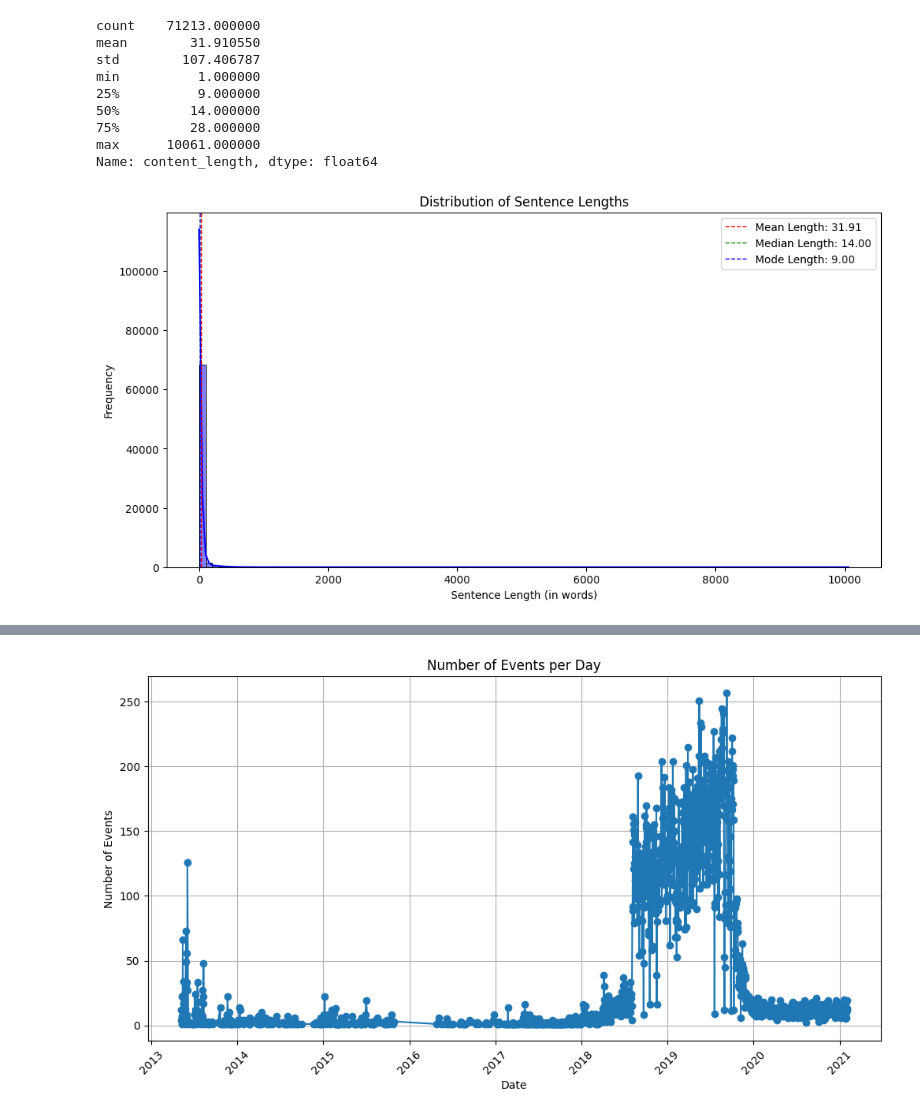
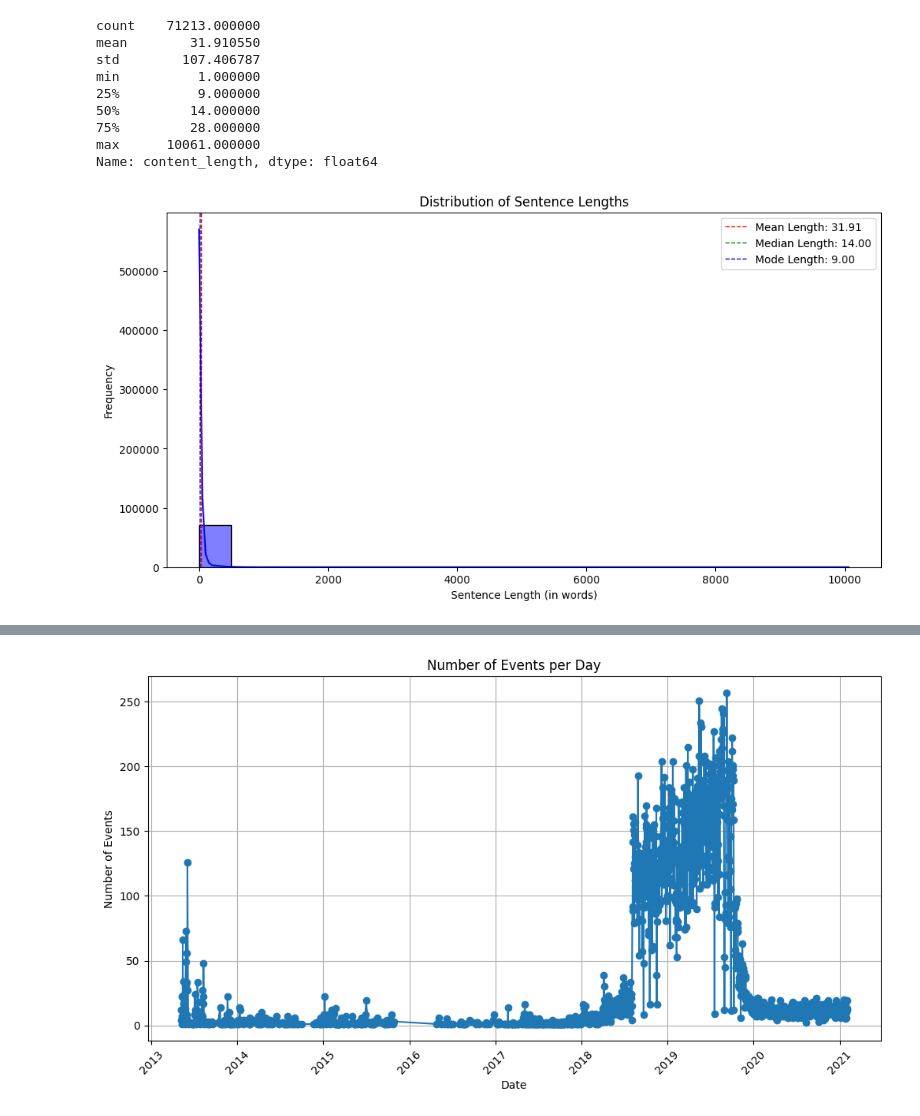
Before and after one commit to D0men1c0/ISSR_Darkweb, a Jupyter notebook: Analyze_files/SingleDatasetsAnalysis/an_posts_white_nation.ipynb, the cells around one changed output, grey strips where cells are left out. Saved outputs shown, nothing was run; the diff lists cells and outputs as text; code cells hidden in the pictures.

```diff
--- a/Analyze_files/SingleDatasetsAnalysis/an_posts_white_nation.ipynb
+++ b/Analyze_files/SingleDatasetsAnalysis/an_posts_white_nation.ipynb
@@ -261,21 +261,21 @@ Name: content_length, dtype: float64
 # %%
 record_lengths = df['content_length']
 mean_length = np.mean(record_lengths)
 median_length = np.median(record_lengths)
 mode_length = np.argmax(np.bincount(record_lengths))
 
 plt.figure(figsize=(12, 6))
-sns.histplot(record_lengths, bins=100, kde=True, color='blue')
+sns.histplot(record_lengths, bins=20, kde=True, color='blue')
 plt.axvline(mean_length, color='red', linestyle='dashed', linewidth=1, label=f'Mean Length: {mean_length:.2f}')
 plt.axvline(median_length, color='green', linestyle='dashed', linewidth=1, label=f'Median Length: {median_length:.2f}')
 plt.axvline(mode_length, color='blue', linestyle='dashed', linewidth=1, label=f'Mode Length: {mode_length:.2f}')
 plt.title('Distribution of Sentence Lengths')
 plt.xlabel('Sentence Length (in words)')
 plt.ylabel('Frequency')
 plt.legend()
 plt.show()
 # %% [output]
-[figure, old version]
+[figure, new version]
 # %%
 df.drop(columns=['content_length'], inplace=True)
 # %%
```
Also changed, not shown: parts of 1 cell of this notebook.
